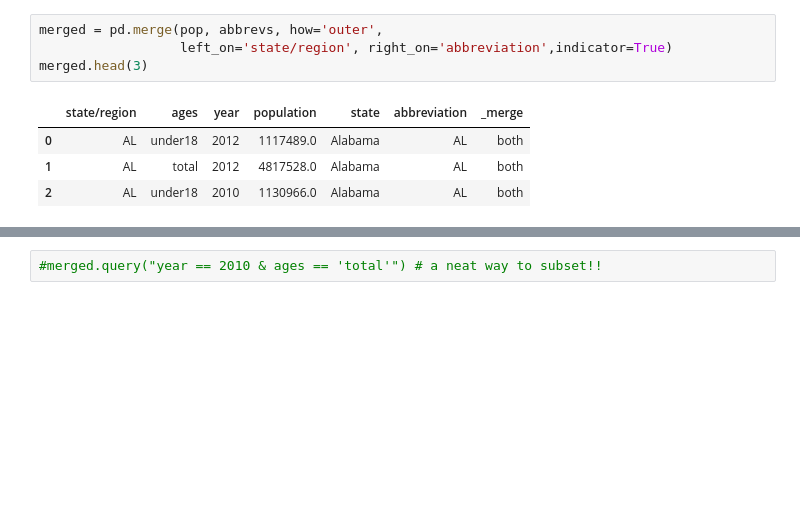
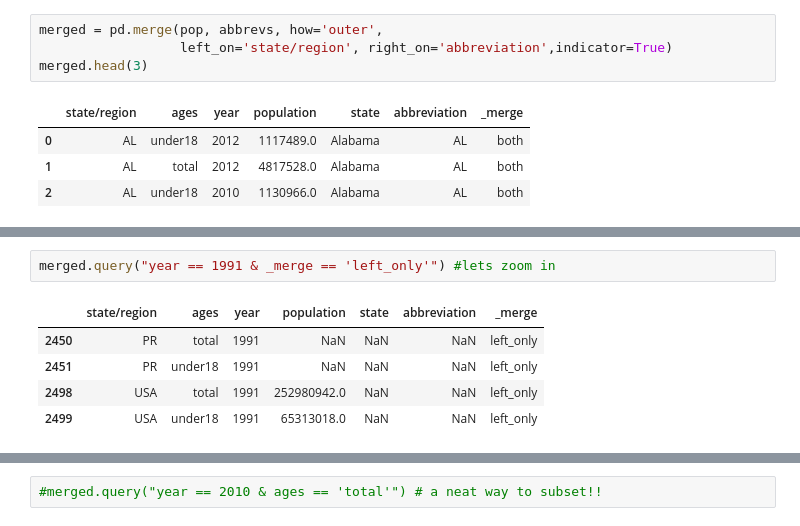
Before and after one commit to theaok/datManPy, a Jupyter notebook: pandas.ipynb, the cells around one changed output, grey strips where cells are left out. Drawn from its saved outputs; the diff is of its cells as text; blank space fills up the shorter version.

```diff
--- a/pandas.ipynb
+++ b/pandas.ipynb
@@ -1361,0 +1412,8 @@ merged.head(3)
+# %%
+merged.query("year == 1991 & _merge == 'left_only'") #lets zoom in
+# %% [output]
+|  | state/region | ages | year | population | state | abbreviation | _merge |
+| 2450 | PR | total | 1991 | NaN | NaN | NaN | left_only |
+| 2451 | PR | under18 | 1991 | NaN | NaN | NaN | left_only |
+| 2498 | USA | total | 1991 | 252980942.0 | NaN | NaN | left_only |
+| 2499 | USA | under18 | 1991 | 65313018.0 | NaN | NaN | left_only |
```
Also changed, not shown: parts of 20 cells of this notebook.
